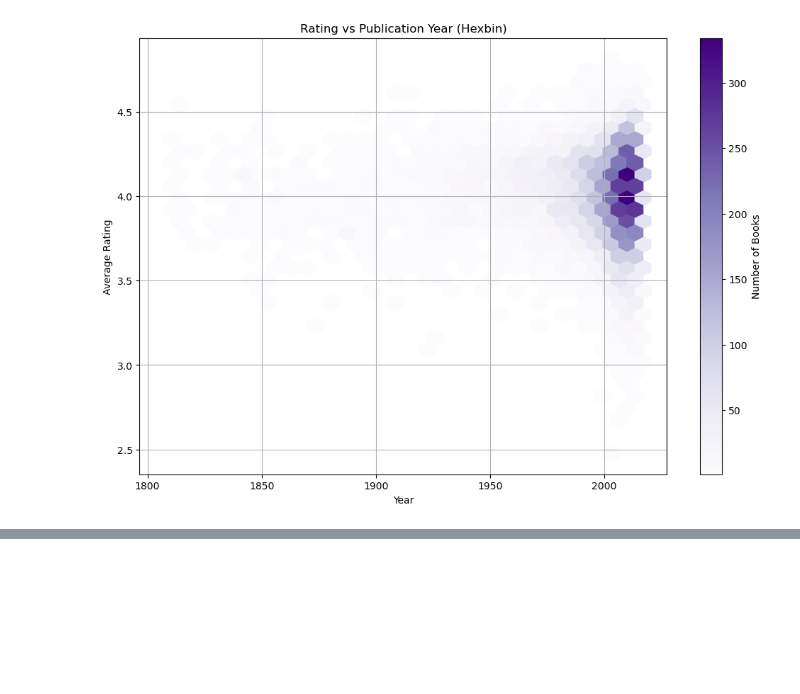
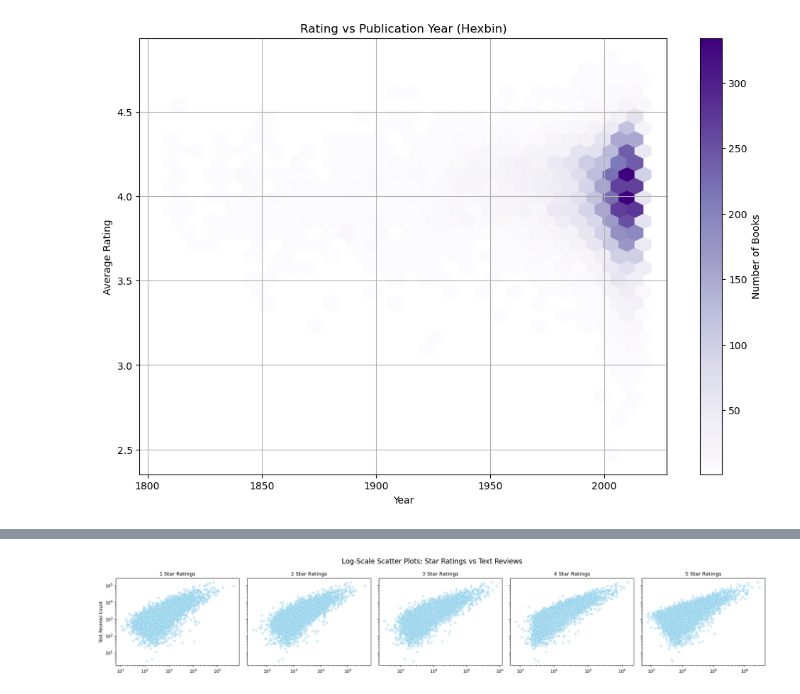
Before and after one commit to Bkedl/goodreads-sandbox, a Jupyter notebook: notesbooks/exploratory_analysis.ipynb, the cells around one changed output, grey strips where cells are left out. Saved outputs shown, nothing was run; the diff lists cells and outputs as text; code cells hidden in the pictures; blank space fills up the shorter version.

```diff
--- a/notesbooks/exploratory_analysis.ipynb
+++ b/notesbooks/exploratory_analysis.ipynb
@@ -328,0 +427,19 @@ plt.show()
+# %%
+# Set up the figure
+fig, axes = plt.subplots(1, 5, figsize=(22, 4), sharey=True)
+
+star_cols = ['1 Star Ratings', '2 Star Ratings', '3 Star Ratings', '4 Star Ratings', '5 Star Ratings']
+
+for i, col in enumerate(star_cols):
+    sns.scatterplot(data=df, x=col, y='Text Reviews Count', ax=axes[i], alpha=0.4, color='skyblue')
+    axes[i].set_title(col)
+    axes[i].set_xscale('log')
+    axes[i].set_yscale('log')
+    axes[i].set_xlabel('')
+    axes[i].set_ylabel('Text Reviews Count' if i == 0 else '')
+
+plt.suptitle('Log-Scale Scatter Plots: Star Ratings vs Text Reviews', fontsize=16)
+plt.tight_layout()
+plt.show()
+# %% [output]
+[figure, added]
```
Also changed, not shown: parts of 10 cells of this notebook.
